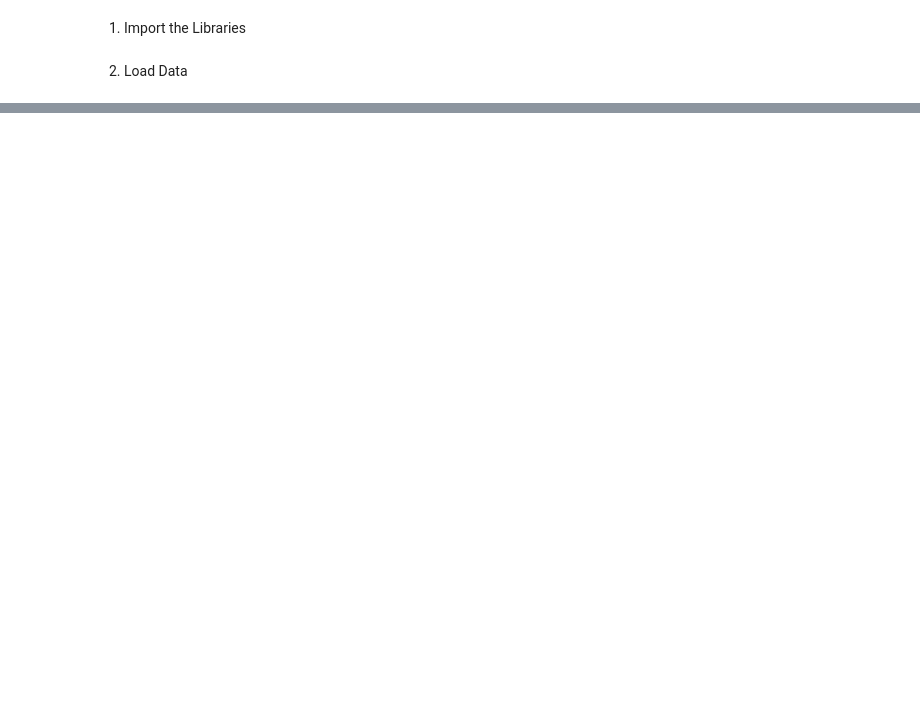
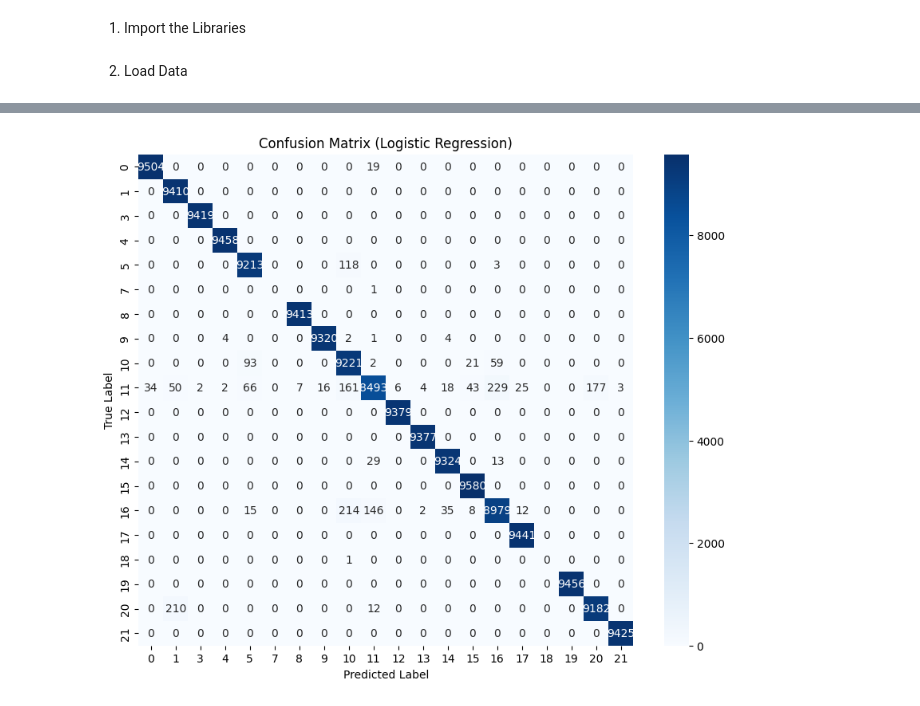
Before and after one commit to SpringBoardMentor193s/SentinelNet, a Jupyter notebook: notebooks/multiclass_classn.ipynb, the cells around one changed output, grey strips where cells are left out. Cells and saved outputs as stored; diff of their text form; code cells hidden in the pictures; blank space fills up the shorter version.

Commit message:
update on nsl kdd multiclass classification

```diff
--- a/notebooks/multiclass_classn.ipynb
+++ b/notebooks/multiclass_classn.ipynb
@@ -304,0 +307,3 @@ buffer_overflow       0.00      0.00      0.00         3
+# %%
+# Split the resampled data into training and testing sets
+x_train, x_test, y_train, y_test = train_test_split(X_resampled, y_resampled, test_size=0.7, random_state=42)
@@ -304,0 +316,96 @@ buffer_overflow       0.00      0.00      0.00         3
+# %%
+models = {
+    "Logistic Regression": LogisticRegression(max_iter=2000, n_jobs=-1),
+    "Random Forest": RandomForestClassifier(n_estimators=200, random_state=42, n_jobs=-1),
+    "XGBoost": XGBClassifier(use_label_encoder=False, eval_metric="mlogloss", random_state=42),
+}
+
+results = {}
+
+# Train all models
+# Use the resampled data for training
+# Use the resampled test data for evaluation as well
+x_train_used = x_train
+y_train_used = y_train
+x_test_used = x_test
+y_test_used = y_test
+
+
+for name, model in models.items():
+    print("="*60)
+    print(f"▶ Training {name}")
+
+    # Training time
+    start = time.time()
+
+    # Map the labels to a contiguous range for XGBoost if needed
+    if name == "XGBoost":
+        unique_labels = sorted(y_train_used.unique()) # Get unique labels and sort them
+        label_map = {label: i for i, label in enumerate(unique_labels)}
+        y_train_mapped = y_train_used.map(label_map)
+        model.fit(x_train_used, y_train_mapped)
+    else:
+        model.fit(x_train_used, y_train_used)
+
+    train_time = time.time() - start
+
+    # Training performance
+    if name == "XGBoost":
+        y_train_pred_mapped = model.predict(x_train_used)
+        # Convert predictions back to original labels for evaluation
+        reverse_label_map = {i: label for label, i in label_map.items()}
+        y_train_pred = np.array([reverse_label_map[pred] for pred in y_train_pred_mapped])
+    else:
+        y_train_pred = model.predict(x_train_used)
+
+
+    train_acc = accuracy_score(y_train_used, y_train_pred)
+
+    # Testing time
+    start = time.time()
+    if name == "XGBoost":
+        y_test_pred_mapped = model.predict(x_test_used)
+        # Convert predictions back to original labels for evaluation
+        reverse_label_map = {i: label for label, i in label_map.items()}
+        y_test_pred = np.array([reverse_label_map[pred] for pred in y_test_pred_mapped])
+    else:
+        y_test_pred = model.predict(x_test_used)
+
+    test_time = time.time() - start
+    test_acc = accuracy_score(y_test_used, y_test_pred)
+
+    # Store results
+    results[name] = {
+        "Train Accuracy": train_acc,
+        "Test Accuracy": test_acc,
+        "Training Time": train_time,
+        "Testing Time": test_time,
+        "Confusion Matrix": confusion_matrix(y_test_used, y_test_pred),
+        "Classification Report": classification_report(y_test_used, y_test_pred)
+    }
+
+    # Print results
+    print(f"Training Time: {train_time:.2f}s | Testing Time: {test_time:.2f}s")
+    print(f"Train Accuracy: {train_acc:.4f} | Test Accuracy: {test_acc:.4f}")
+
+# After training, print classification reports and plot confusion matrices
+print("\n" + "="*60)
+print("Summary of Model Performance")
+print("="*60)
+
+for name, result in results.items():
+    print(f"\n--- {name} ---")
+    print("\nClassification Report (Test Data):")
+    print(result["Classification Report"])
+
+    # Confusion Matrix
+    cm = result["Confusion Matrix"]
+    plt.figure(figsize=(10, 8)) # Increased figure size for better readability
+    sns.heatmap(cm, annot=True, fmt="d", cmap="Blues",
+                xticklabels=sorted(np.unique(y_test_used)),
+                yticklabels=sorted(np.unique(y_test_used)))
+    plt.title(f"Confusion Matrix ({name})")
+    plt.xlabel("Predicted Label")
+    plt.ylabel("True Label")
+    plt.show()
+# %% [output]
@@ -304,0 +442 @@ buffer_overflow       0.00      0.00      0.00         3
+[figure, added]
```
Also changed, not shown: parts of 59 cells of this notebook.
